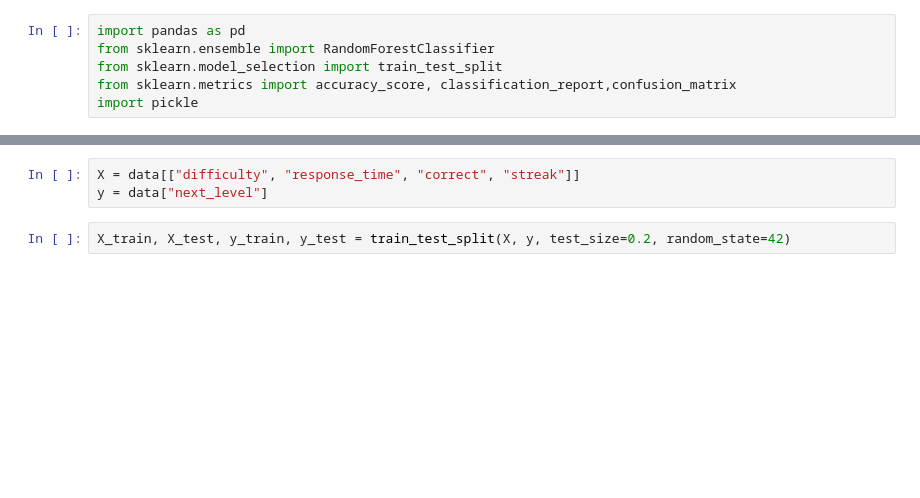
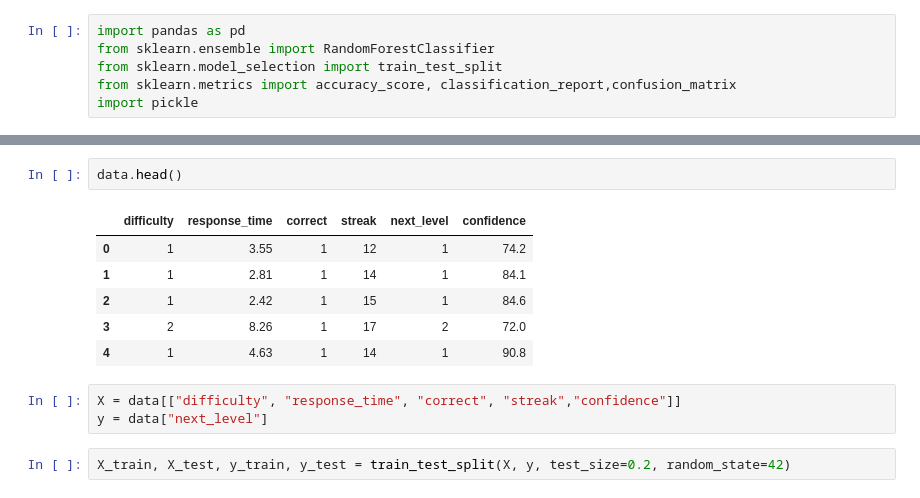
Before and after one commit to DataBird-Savvy/Math_Adventures, a Jupyter notebook: notebook/test.ipynb, the cells around one changed output, grey strips where cells are left out. Drawn from its saved outputs; the diff is of its cells as text; blank space fills up the shorter version.

```diff
--- a/notebook/test.ipynb
+++ b/notebook/test.ipynb
@@ -18,5 +18,14 @@ data.head()
+# %%
+data.head()
+# %% [output]
+|  | difficulty | response_time | correct | streak | next_level | confidence |
+| 0 | 1 | 3.55 | 1 | 12 | 1 | 74.2 |
+| 1 | 1 | 2.81 | 1 | 14 | 1 | 84.1 |
+| 2 | 1 | 2.42 | 1 | 15 | 1 | 84.6 |
+| 3 | 2 | 8.26 | 1 | 17 | 2 | 72.0 |
+| 4 | 1 | 4.63 | 1 | 14 | 1 | 90.8 |
 # %%
-X = data[["difficulty", "response_time", "correct", "streak"]]
+X = data[["difficulty", "response_time", "correct", "streak","confidence"]]
 y = data["next_level"]
 # %%
 X_train, X_test, y_train, y_test = train_test_split(X, y, test_size=0.2, random_state=42)
```
Also changed, not shown: parts of 11 cells of this notebook, 11 other files.
